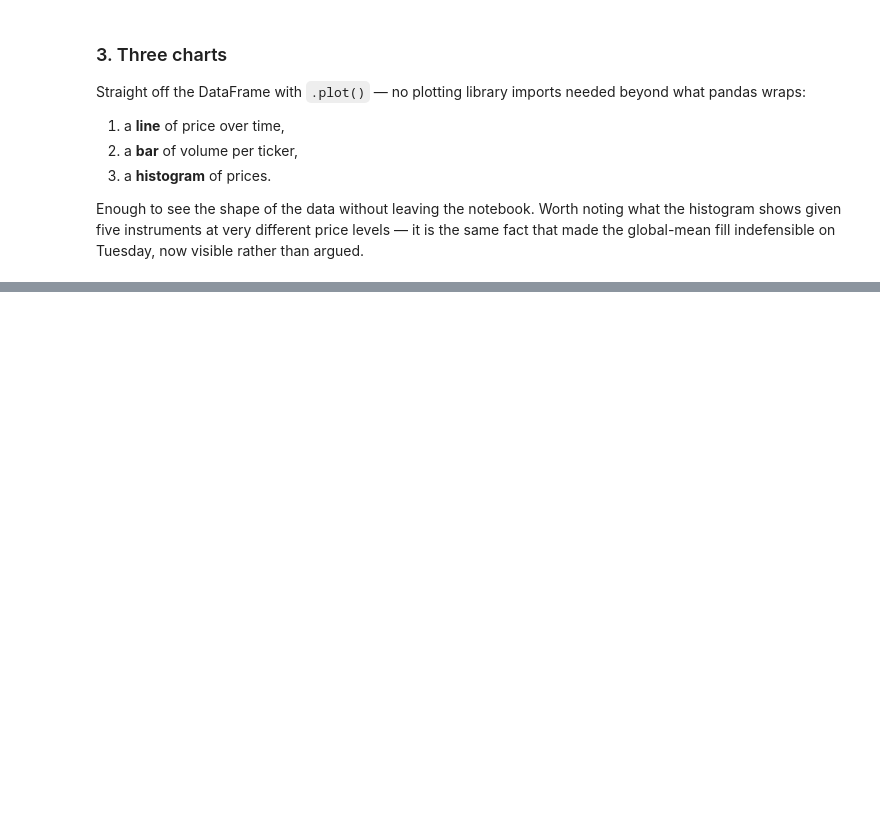
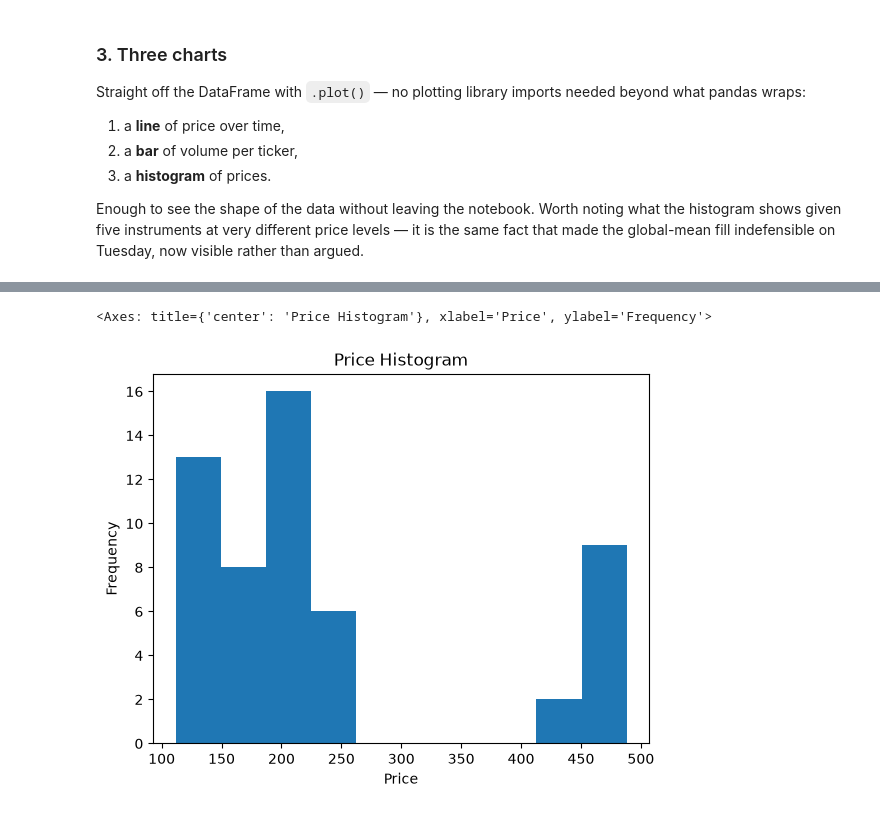
Before and after one commit to mryiadom/gcp-de-portfolio, a Jupyter notebook: notebooks/01_cleaning.ipynb, the cells around one changed output, grey strips where cells are left out. Saved outputs shown, nothing was run; the diff lists cells and outputs as text; code cells hidden in the pictures; blank space fills up the shorter version.

```diff
--- a/notebooks/01_cleaning.ipynb
+++ b/notebooks/01_cleaning.ipynb
@@ -644,0 +703,8 @@ Enough to see the shape of the data without leaving the notebook. Worth noting w
+# %%
+price_hist.plot(kind='hist',
+                      title='Price Histogram',
+                      xlabel='Price',
+                      ylabel='Frequency')
+# %% [output]
+<Axes: title={'center': 'Price Histogram'}, xlabel='Price', ylabel='Frequency'>
+[figure, added]
```
Also changed, not shown: parts of 10 cells of this notebook, 1 other file.
